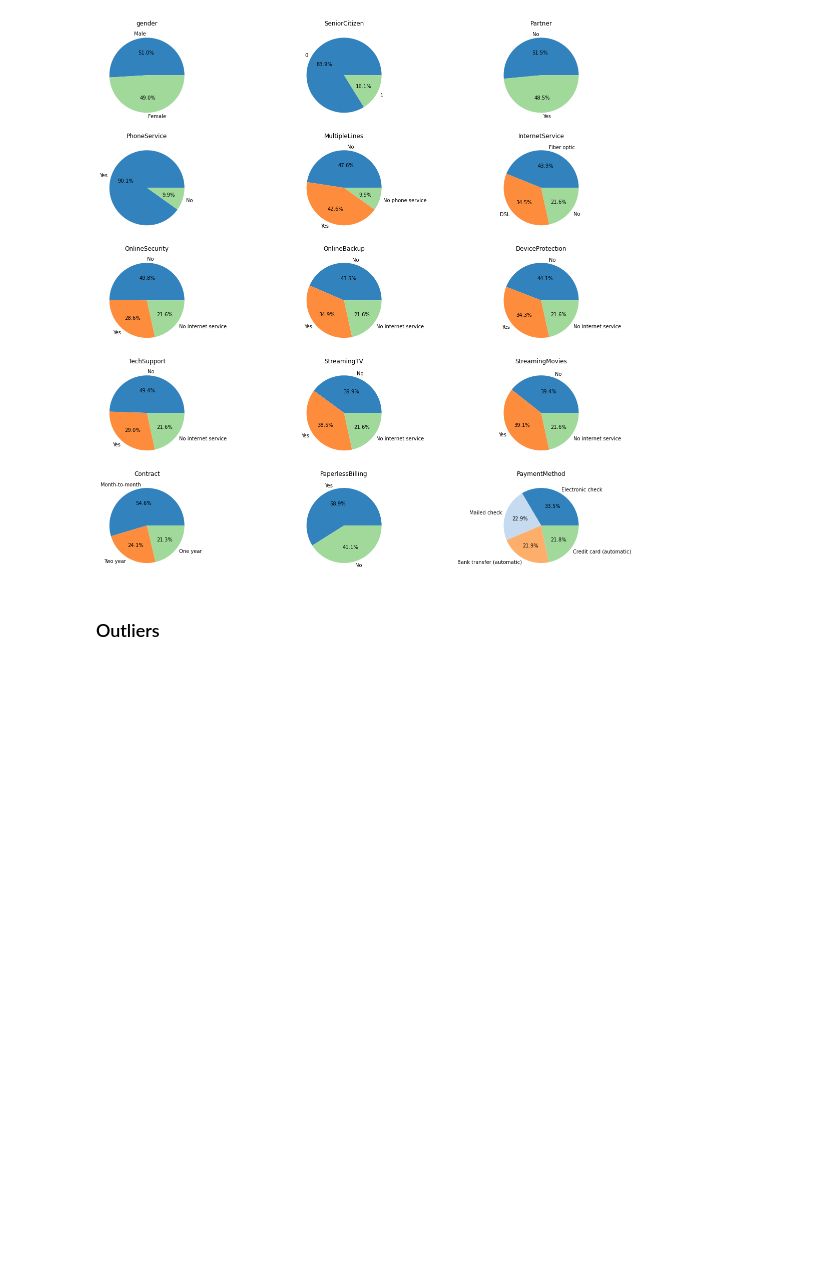
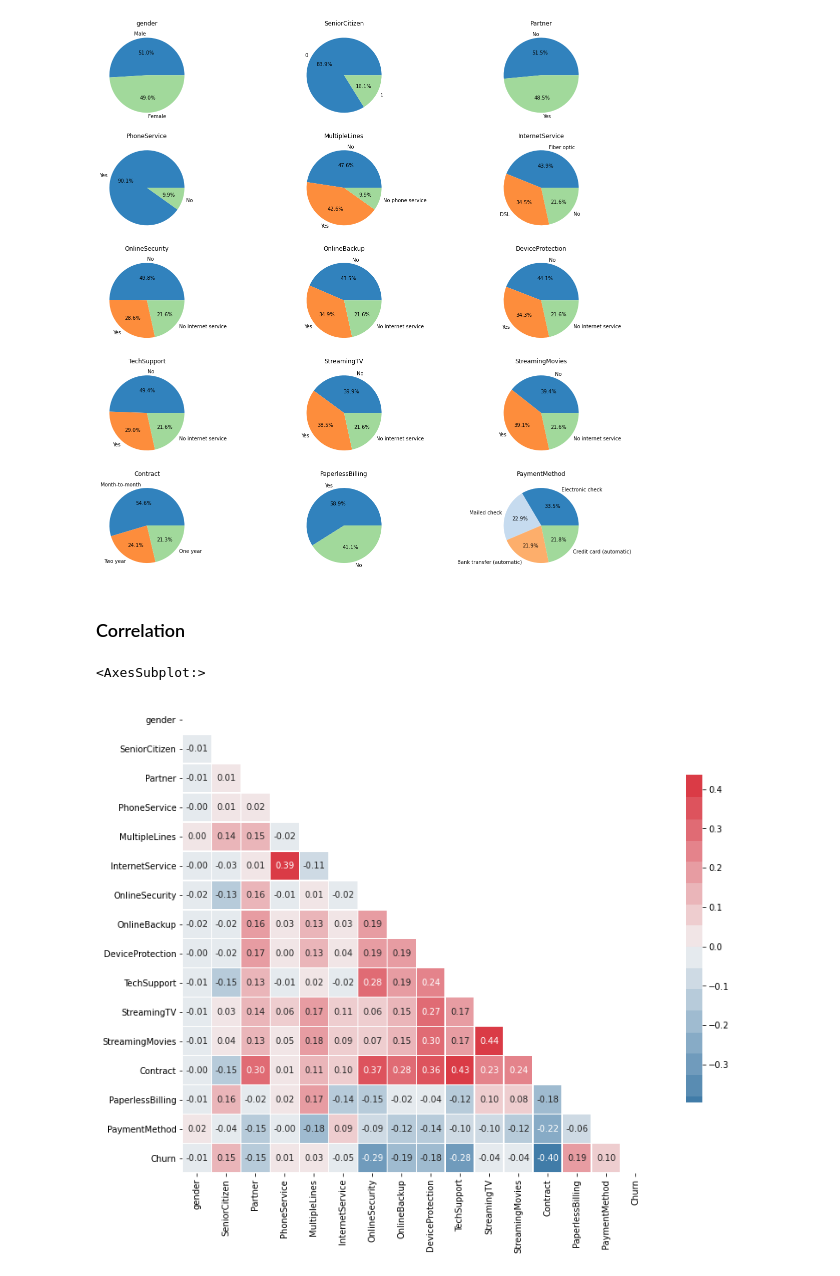
Before and after one commit to RodrigoSilvaC/CSE6740, a Jupyter notebook: final_project.ipynb, the cells around one changed output. Cells and saved outputs as stored; diff of their text form; code cells hidden in the pictures; blank space fills up the shorter version.

```diff
--- a/final_project.ipynb
+++ b/final_project.ipynb
@@ -107,4 +107,52 @@ plt.show()
 # %% [output]
 [figure]
 # %% [markdown]
-### Outliers
+### Correlation
+# %%
+####################categorical data####################
+#convert text to numbers for each categorical variable
+from sklearn.preprocessing import LabelEncoder
+
+label_encoder = LabelEncoder()
+df_categorical_mod = df.copy() #create copy of df
+for x in df_categorical_mod.columns:
+    if df_categorical_mod[x].dtypes =='object':
+        df_categorical_mod[x]=label_encoder.fit_transform(df_categorical_mod[x].astype(str))
+
+#create correlation matrix of categorical columns including Churn
+corr = df_categorical_mod[['gender',
+        'SeniorCitizen',
+        'Partner',
+        'PhoneService',
+        'MultipleLines',
+        'InternetService',
+        'OnlineSecurity',
+        'OnlineBackup',
+        'DeviceProtection',
+        'TechSupport',
+        'StreamingTV',
+        'StreamingMovies',
+        'Contract',
+        'PaperlessBilling',
+        'PaymentMethod',
+        'Churn']].corr()
+
+#elaborate heatmap, masking upper triangle of matrix
+mask = np.zeros_like(corr,dtype = np.bool)
+mask[np.triu_indices_from(mask)] = True
+
+fig, ax = plt.subplots(figsize = (15,10)) #create figure and axis
+
+cmap = sns.diverging_palette(240, 10, n = 16) #create custome palette
+sns.heatmap(corr,
+             mask = mask,
+             cmap = cmap,
+             center = 0,
+             square = True,
+             linewidths = 0.5,
+             cbar_kws={'shrink':0.7}, #shrink legend
+             annot = True, #add values
+             fmt='.2f') #format values to two decimals
+# %% [output]
+<AxesSubplot:>
+[figure, added]
```
Also changed, not shown: parts of 1 cell of this notebook.
